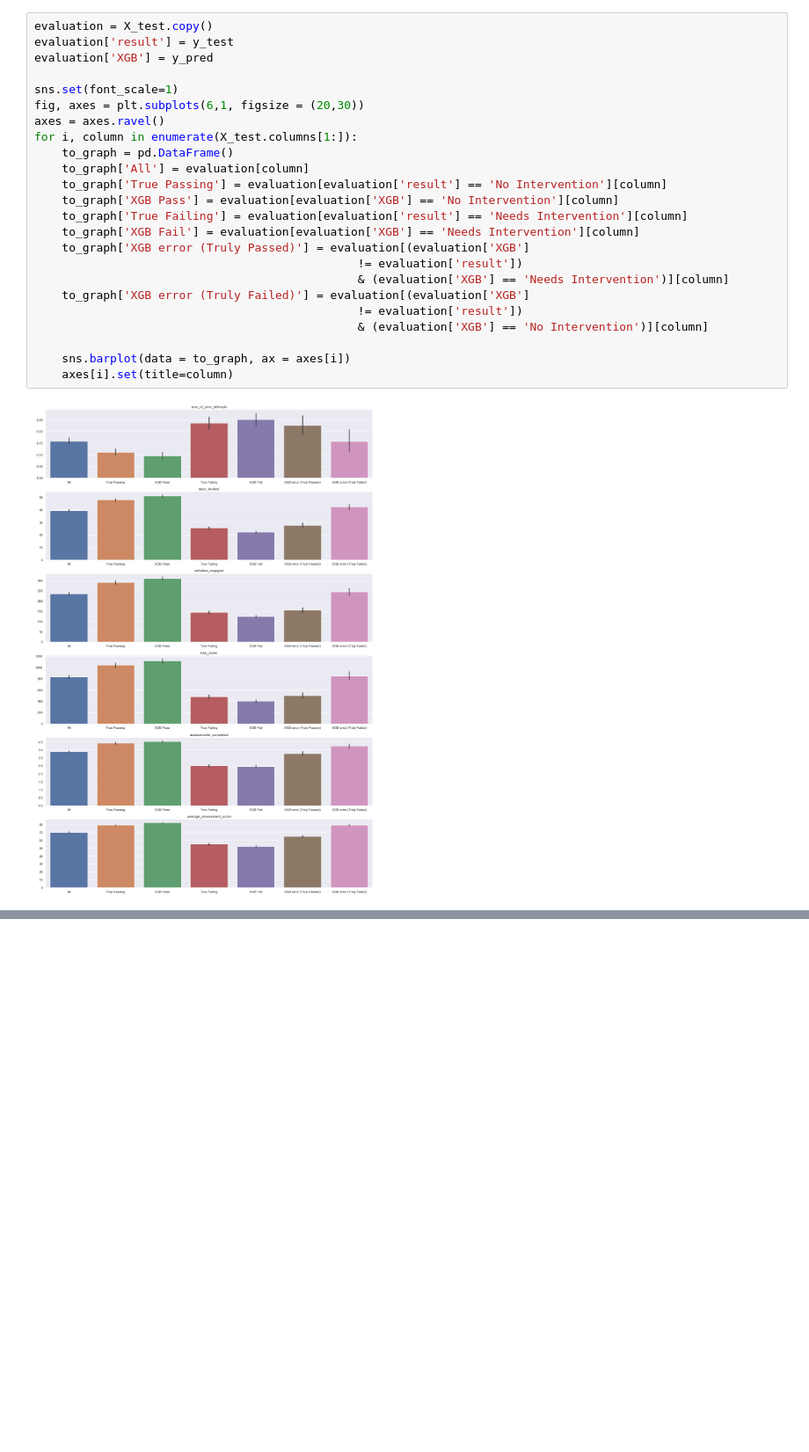
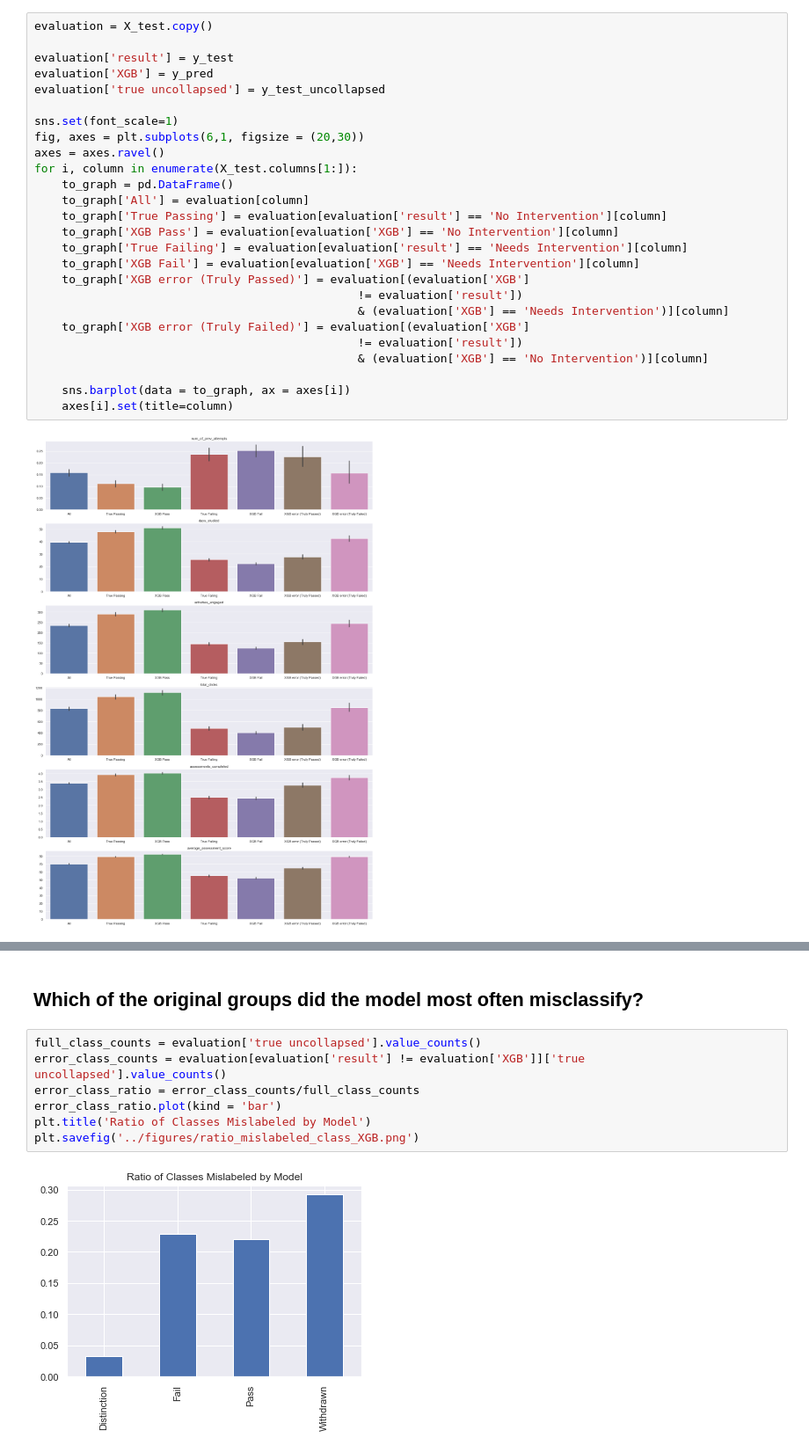
Before and after one commit to Caellwyn/ou_student_predictions, a Jupyter notebook: report/report_notebook.ipynb, the cells around one changed output, grey strips where cells are left out. Shown at 88% size. Saved outputs shown, nothing was run; the diff lists cells and outputs as text; blank space fills up the shorter version.

Commit message:
implement SVM, analyze errors

```diff
--- a/report/report_notebook.ipynb
+++ b/report/report_notebook.ipynb
@@ -428,8 +430,10 @@ plt.savefig('../figures/XGB_final_model_feature_importance.png')
 This seems to confirm what our correlation matrix told us.  Assessment scores are the best predictor, followed by number of separate days studied and number of assessments taken.  The biggest difference is that this model put less emphasis on activities engaged than was suggest by the correlation matrix and more on total_clicks.  However, all five of the assessment and interaction statistics rate highly, with previous attempts being lowest, but predictive.  The vast majority of students were taking the classes for the first time anyway.  Let's take a closer look at the means of these variables for all students in the test set, those who passed, those who failed, those whom the model predicted would pass and those whom the model predicted would fail.
 # %%
 evaluation = X_test.copy()
+
 evaluation['result'] = y_test
 evaluation['XGB'] = y_pred
+evaluation['true uncollapsed'] = y_test_uncollapsed
 
 sns.set(font_scale=1)
 fig, axes = plt.subplots(6,1, figsize = (20,30))
@@ -469,0 +471,11 @@ A note, first, these graphs are not normalized by course.  That graph is easy to
+# %% [markdown]
+## Which of the original groups did the model most often misclassify?
+# %%
+full_class_counts = evaluation['true uncollapsed'].value_counts()
+error_class_counts = evaluation[evaluation['result'] != evaluation['XGB']]['true uncollapsed'].value_counts()
+error_class_ratio = error_class_counts/full_class_counts
+error_class_ratio.plot(kind = 'bar')
+plt.title('Ratio of Classes Mislabeled by Model')
+plt.savefig('../figures/ratio_mislabeled_class_XGB.png')
+# %% [output]
+[figure, added]
```
Also changed, not shown: parts of 10 cells of this notebook, 5 other files.
